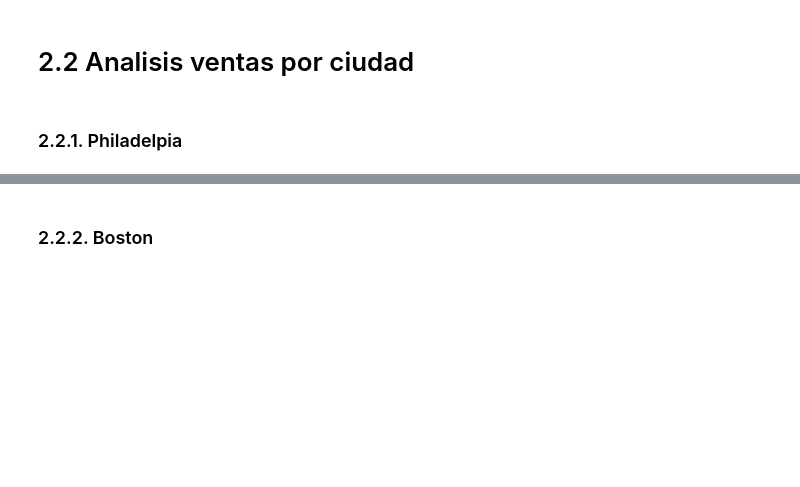
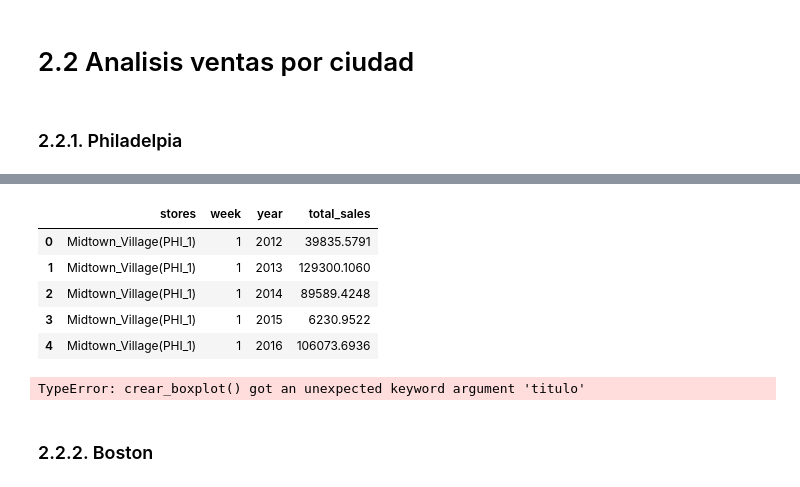
Before and after one commit to alitermat/capstone_retail_TFM, a Jupyter notebook: notebooks/EDA.ipynb, the cells around one changed output, grey strips where cells are left out. Drawn from its saved outputs; the diff is of its cells as text; code cells hidden in the pictures; blank space fills up the shorter version.

```diff
--- a/notebooks/EDA.ipynb
+++ b/notebooks/EDA.ipynb
@@ -34,0 +130,9 @@ df.head()
+# %%
+ph_week_year.head()
+# %% [output]
+|  | stores | week | year | total_sales |
+| 0 | Midtown_Village(PHI_1) | 1 | 2012 | 39835.5791 |
+| 1 | Midtown_Village(PHI_1) | 1 | 2013 | 129300.1060 |
+| 2 | Midtown_Village(PHI_1) | 1 | 2014 | 89589.4248 |
+| 3 | Midtown_Village(PHI_1) | 1 | 2015 | 6230.9522 |
+| 4 | Midtown_Village(PHI_1) | 1 | 2016 | 106073.6936 |
@@ -35,3 +165,7 @@ df.head()
+# %%
+crear_boxplot(ph_month_year,columna_valores="month",titulo="sales")
+# %% [output]
+TypeError: crear_boxplot() got an unexpected keyword argument 'titulo'
 # %% [markdown]
 ### 2.2.2. Boston
 # %% [markdown]
```
Also changed, not shown: parts of 20 cells of this notebook.
